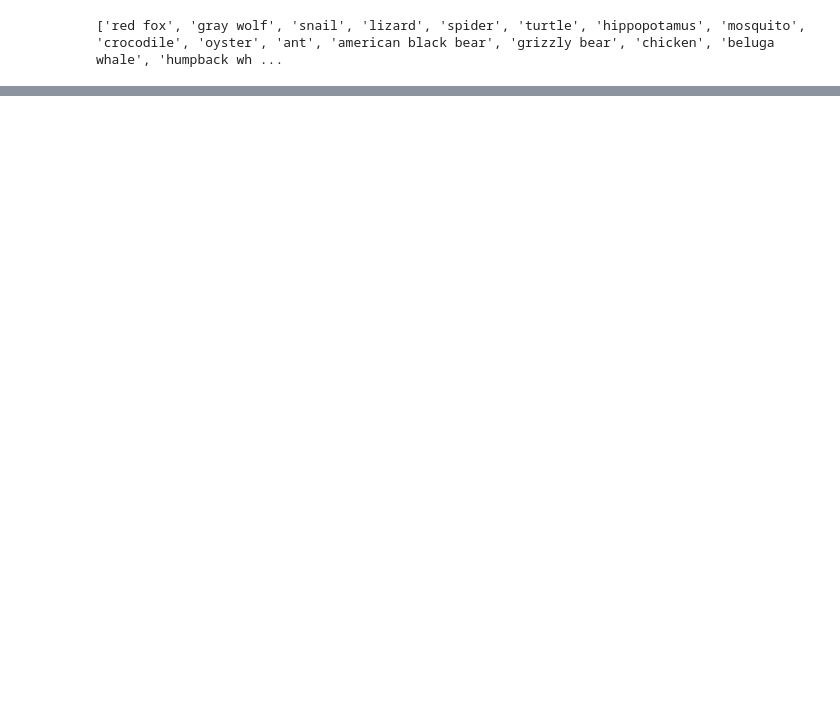
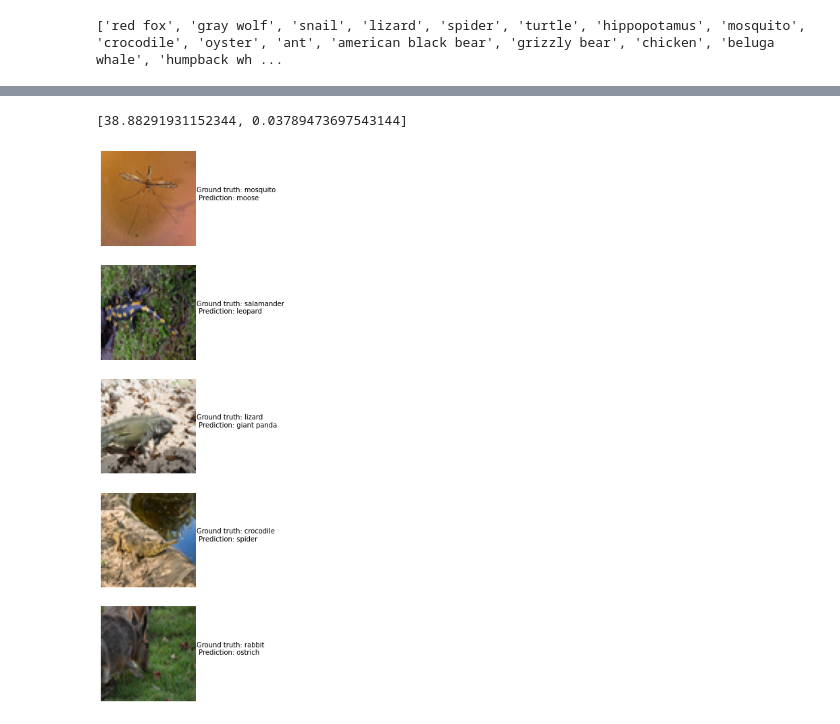
Before and after one commit to leagaze/contrastive-learning, a Jupyter notebook: Projet.ipynb, the cells around one changed output, grey strips where cells are left out. Saved outputs shown, nothing was run; the diff lists cells and outputs as text; code cells hidden in the pictures; blank space fills up the shorter version.

```diff
--- a/Projet.ipynb
+++ b/Projet.ipynb
@@ -213,0 +581,4 @@ plot_training_analysis()
+# %%
+encoder.trainable=False
+classif_model.compile(optimizer=keras.optimizers.Adam(learning_rate=0.0001), loss=tf.keras.losses.SparseCategoricalCrossentropy(), metrics=[test_acc_metric])
+classif_model.fit(x_lab, y_true, epochs=30)
@@ -213,0 +604,13 @@ plot_training_analysis()
+# %%
+preds=classif_model.predict(x_test)
+#print(preds.shape)
+fig, axes = plt.subplots(5, 1, figsize=(15, 15))
+for i in range(5):
+  axes[i].imshow(x_test[i*101]/255.)
+  true_text = CLASSES[int(y_test[i*101])]
+  pred_text = CLASSES[np.argmax(preds[i*101])]
+  axes[i].axis('off')
+  axes[i].text(64, 32, 'Ground truth: ' + true_text + '\n' + ' Prediction: ' + pred_text)
+
+classif_model.evaluate(x_test, np.expand_dims(y_test,1))
+# %% [output]
@@ -213,0 +618,2 @@ plot_training_analysis()
+[38.88291931152344, 0.03789473697543144]
+[figure, added]
```
Also changed, not shown: parts of 28 cells of this notebook.
